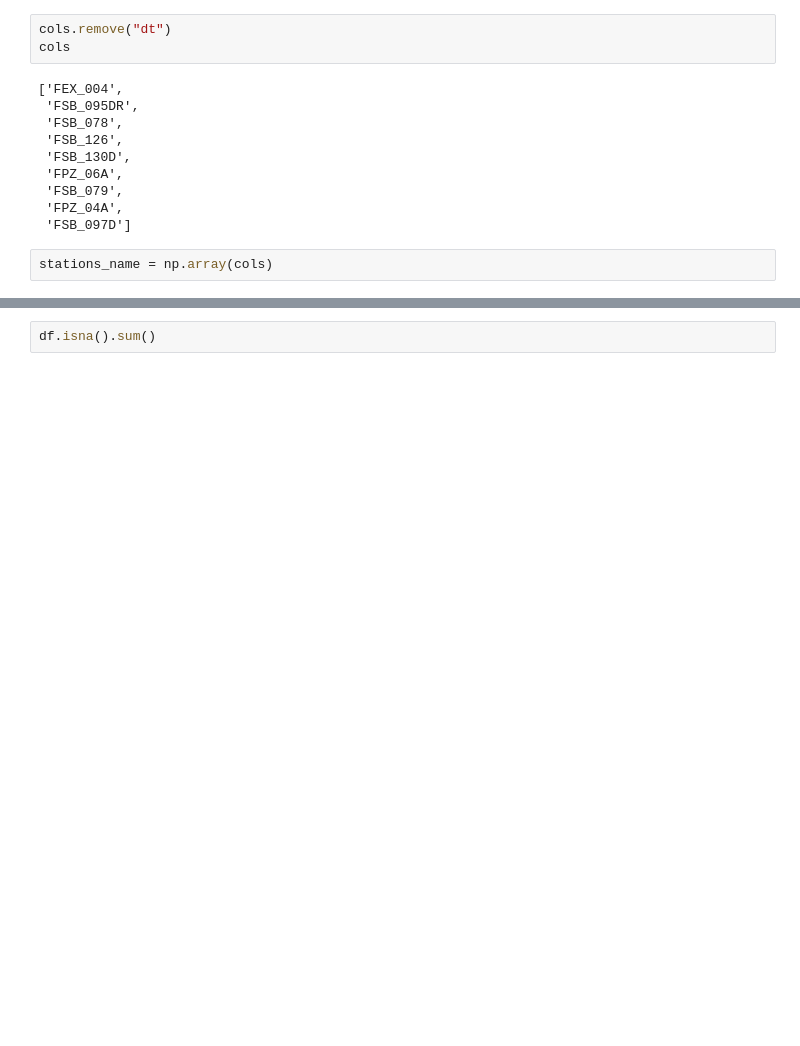
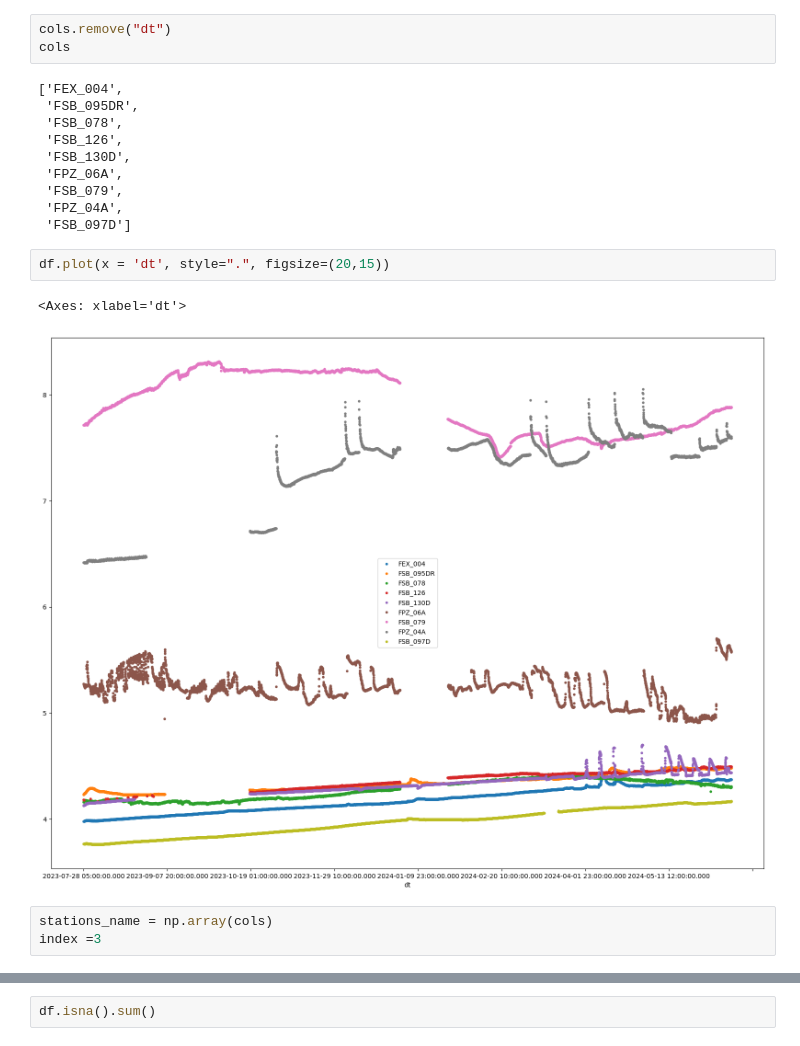
Before and after one commit to SGnawali25/DOE, a Jupyter notebook: code/ph/finding_na_start_end.ipynb, the cells around one changed output, grey strips where cells are left out. Drawn from its saved outputs; the diff is of its cells as text; blank space fills up the shorter version.

```diff
--- a/code/ph/finding_na_start_end.ipynb
+++ b/code/ph/finding_na_start_end.ipynb
@@ -61,5 +61,11 @@ cols
  'FSB_079',
  'FPZ_04A',
  'FSB_097D']
+# %%
+df.plot(x = 'dt', style=".", figsize=(20,15))
+# %% [output]
+<Axes: xlabel='dt'>
+[figure, added]
 # %%
 stations_name = np.array(cols)
+index =3
```
Also changed, not shown: parts of 10 cells of this notebook, 2 other files.
